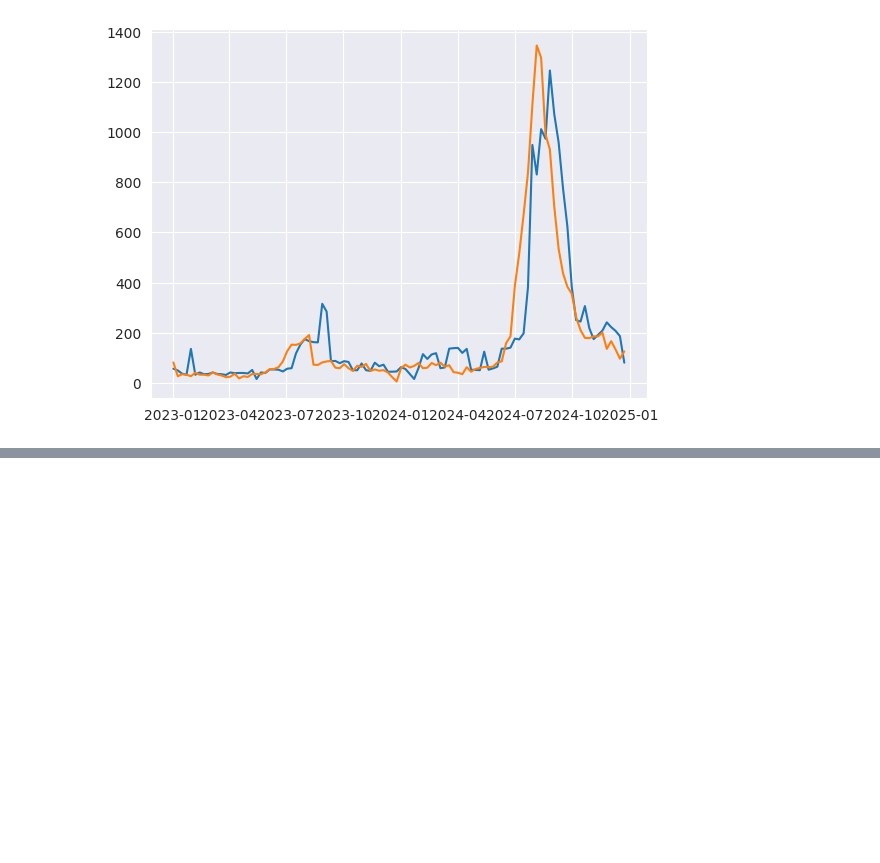
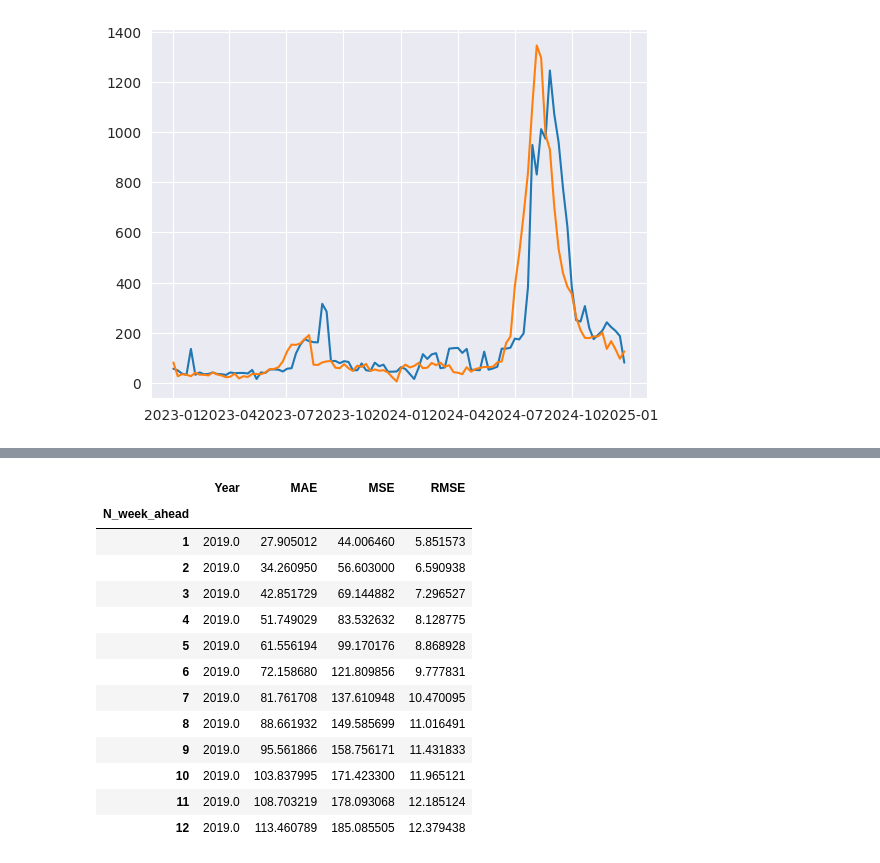
Before and after one commit to miniloda/Math-198.1---Special-Problem, a Jupyter notebook: model/Random-Forest/rf.ipynb, the cells around one changed output, grey strips where cells are left out. Cells and saved outputs as stored; diff of their text form; code cells hidden in the pictures; blank space fills up the shorter version.

```diff
--- a/model/Random-Forest/rf.ipynb
+++ b/model/Random-Forest/rf.ipynb
@@ -531,0 +769,21 @@ leave_one_season_out_df.to_csv("leave_one_season_out_evaluation.csv", index=Fals
+# %%
+leave_one_season_out_df = pd.read_csv("leave_one_season_out_evaluation.csv")
+leave_one_season_out_pooled_df = pd.read_csv("leave_one_season_out_pooled_evaluation.csv")
+# %%
+leave_one_season_out_pooled_df["RMSE"] = np.sqrt(leave_one_season_out_pooled_df["MSE"])
+leave_one_season_out_pooled_df.groupby(["N_week_ahead"]).mean()
+# %% [output]
+|  | Year | MAE | MSE | RMSE |
+| N_week_ahead |  |  |  |  |
+| 1 | 2019.0 | 27.905012 | 44.006460 | 5.851573 |
+| 2 | 2019.0 | 34.260950 | 56.603000 | 6.590938 |
+| 3 | 2019.0 | 42.851729 | 69.144882 | 7.296527 |
+| 4 | 2019.0 | 51.749029 | 83.532632 | 8.128775 |
+| 5 | 2019.0 | 61.556194 | 99.170176 | 8.868928 |
+| 6 | 2019.0 | 72.158680 | 121.809856 | 9.777831 |
+| 7 | 2019.0 | 81.761708 | 137.610948 | 10.470095 |
+| 8 | 2019.0 | 88.661932 | 149.585699 | 11.016491 |
+| 9 | 2019.0 | 95.561866 | 158.756171 | 11.431833 |
+| 10 | 2019.0 | 103.837995 | 171.423300 | 11.965121 |
+| 11 | 2019.0 | 108.703219 | 178.093068 | 12.185124 |
+| 12 | 2019.0 | 113.460789 | 185.085505 | 12.379438 |
```
Also changed, not shown: parts of 28 cells of this notebook, 58 other files.
